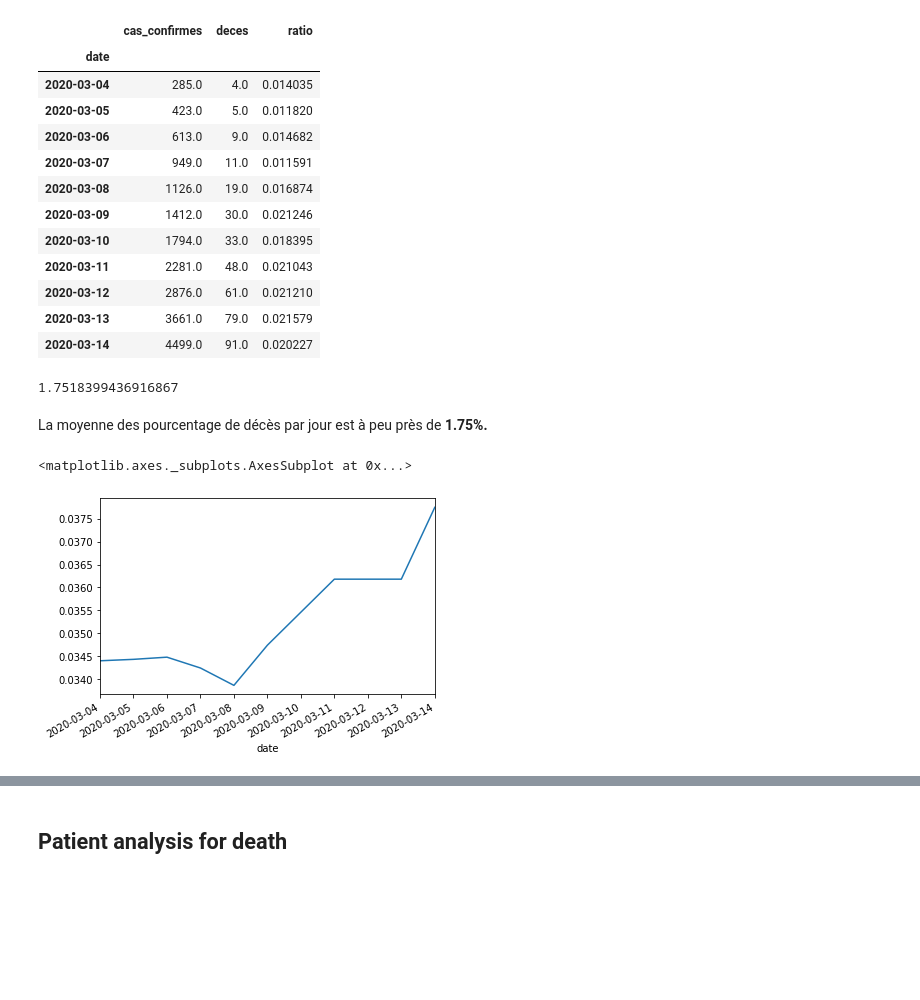
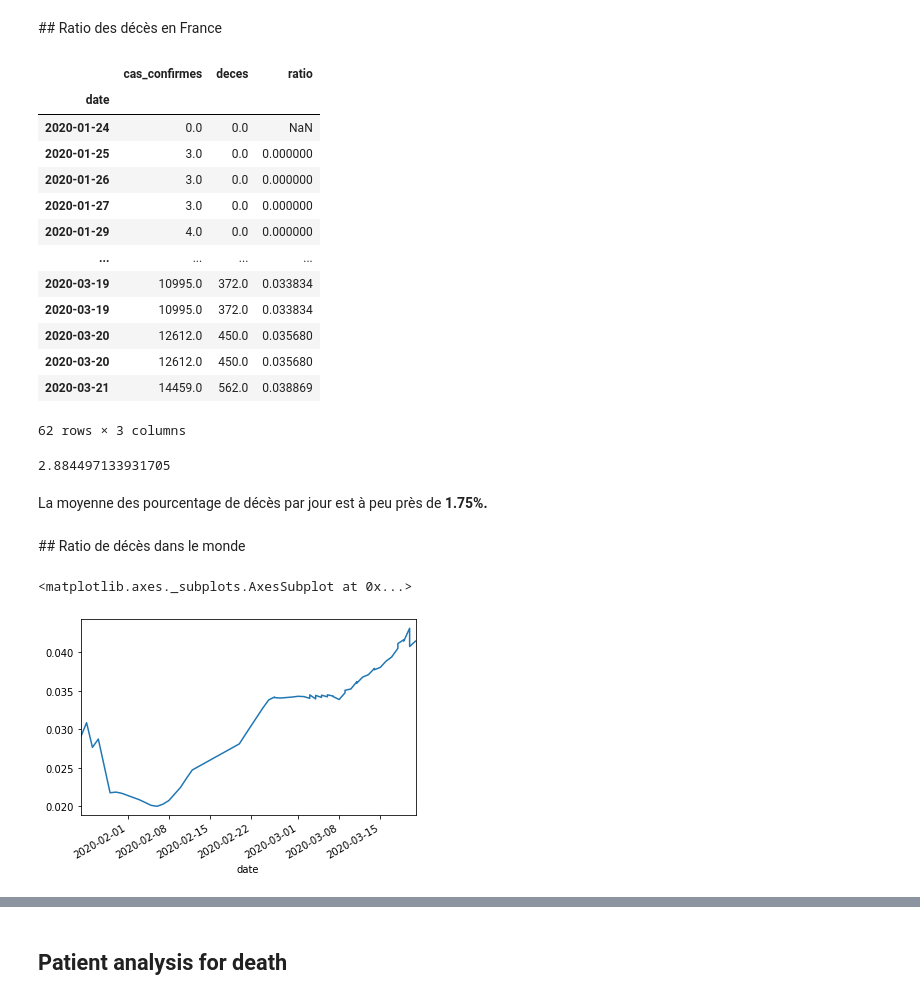
Before and after one commit to AmineDiro/Prediction-COVID19-France-, a Jupyter notebook: EDA france.ipynb, the cells around one changed output, grey strips where cells are left out. Drawn from its saved outputs; the diff is of its cells as text; code cells hidden in the pictures; blank space fills up the shorter version.

Commit message:
Updates + map France

```diff
--- a/EDA france.ipynb
+++ b/EDA france.ipynb
@@ -12,6 +15,8 @@ pd.set_option("display.max_rows", None)
 # %%
-chiffre_france = pd.read_csv("Data/chiffres-cles.csv")
+url_chiffre_cle = 'https://raw.githubusercontent.com/opencovid19-fr/data/master/dist/chiffres-cles.csv'
 
+chiffre_france=pd.read_csv(url_chiffre_cle)
 chiffre_france["date"] = pd.to_datetime(chiffre_france["date"])
 
 chiffre_france.sort_values("date", inplace=True)
+chiffre_france.tail()
@@ -39,3 +273,5 @@ array(['COM-977', 'COM-978', 'DEP-01', 'DEP-02', 'DEP-03', 'DEP-04',
+# %% [markdown]
+## Ratio des décès en France
 # %%
 deces = chiffre_france[chiffre_france["maille_nom"] == "France"][[
     "date", "cas_confirmes", "deces"
@@ -47,34 +283,35 @@ deces
 # %% [output]
 |  | cas_confirmes | deces | ratio |
 | date |  |  |  |
-| 2020-03-04 | 285.0 | 4.0 | 0.014035 |
-| 2020-03-05 | 423.0 | 5.0 | 0.011820 |
-| 2020-03-06 | 613.0 | 9.0 | 0.014682 |
-| 2020-03-07 | 949.0 | 11.0 | 0.011591 |
-| 2020-03-08 | 1126.0 | 19.0 | 0.016874 |
-| 2020-03-09 | 1412.0 | 30.0 | 0.021246 |
-| 2020-03-10 | 1794.0 | 33.0 | 0.018395 |
-| 2020-03-11 | 2281.0 | 48.0 | 0.021043 |
-| 2020-03-12 | 2876.0 | 61.0 | 0.021210 |
-| 2020-03-13 | 3661.0 | 79.0 | 0.021579 |
-| 2020-03-14 | 4499.0 | 91.0 | 0.020227 |
+| 2020-01-24 | 0.0 | 0.0 | NaN |
+| 2020-01-25 | 3.0 | 0.0 | 0.000000 |
+| 2020-01-26 | 3.0 | 0.0 | 0.000000 |
+| 2020-01-27 | 3.0 | 0.0 | 0.000000 |
+| 2020-01-29 | 4.0 | 0.0 | 0.000000 |
+| ... | ... | ... | ... |
+| 2020-03-19 | 10995.0 | 372.0 | 0.033834 |
+| 2020-03-19 | 10995.0 | 372.0 | 0.033834 |
+| 2020-03-20 | 12612.0 | 450.0 | 0.035680 |
+| 2020-03-20 | 12612.0 | 450.0 | 0.035680 |
+| 2020-03-21 | 14459.0 | 562.0 | 0.038869 |
+62 rows × 3 columns
 # %%
 deces.ratio.mean() * 100
 # %% [output]
-1.7518399436916867
+2.884497133931705
 # %% [markdown]
 La moyenne des pourcentage de décès par jour est à peu près de **1.75%.**
+# %% [markdown]
+## Ratio de décès dans le monde
 # %%
-deces = chiffre_france[chiffre_france["maille_nom"] == "Monde"][[
-    "date", "cas_confirmes", "deces"
-]]
+deces = chiffre_france[chiffre_france["maille_nom"] == "Monde"][["date", "cas_confirmes", "deces"]]
 deces.set_index("date", inplace=True)
 
 deces["ratio"] = deces.deces / deces.cas_confirmes
 deces.ratio.plot()
 # %% [output]
 <matplotlib.axes._subplots.AxesSubplot at 0x...>
-[figure, old version]
+[figure, new version]
 # %%
 deces
 # %% [output]
```
Also changed, not shown: parts of 28 cells of this notebook, 1 other file.
